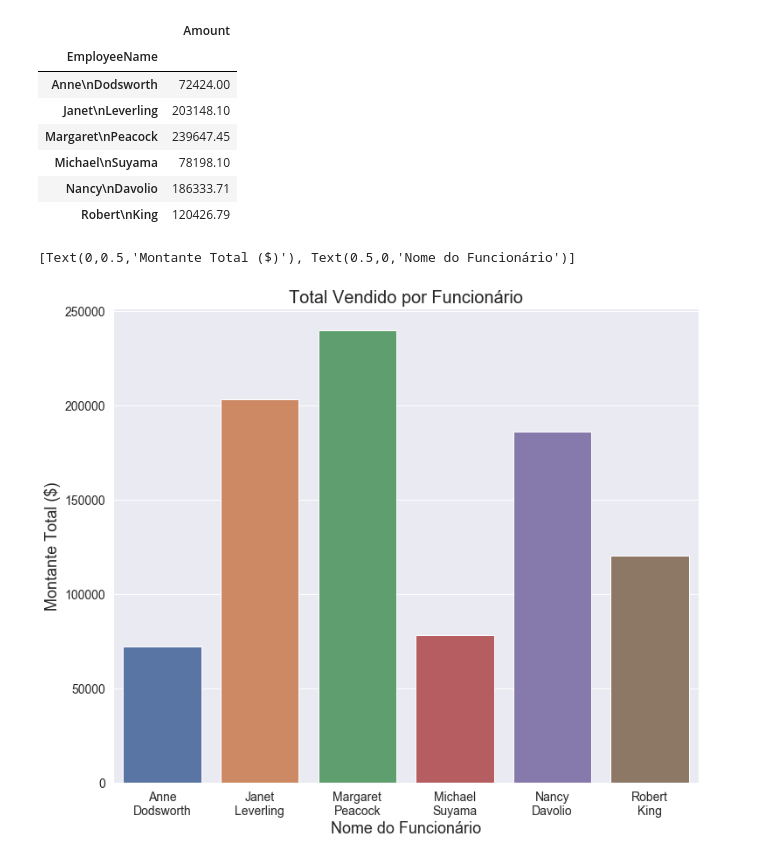
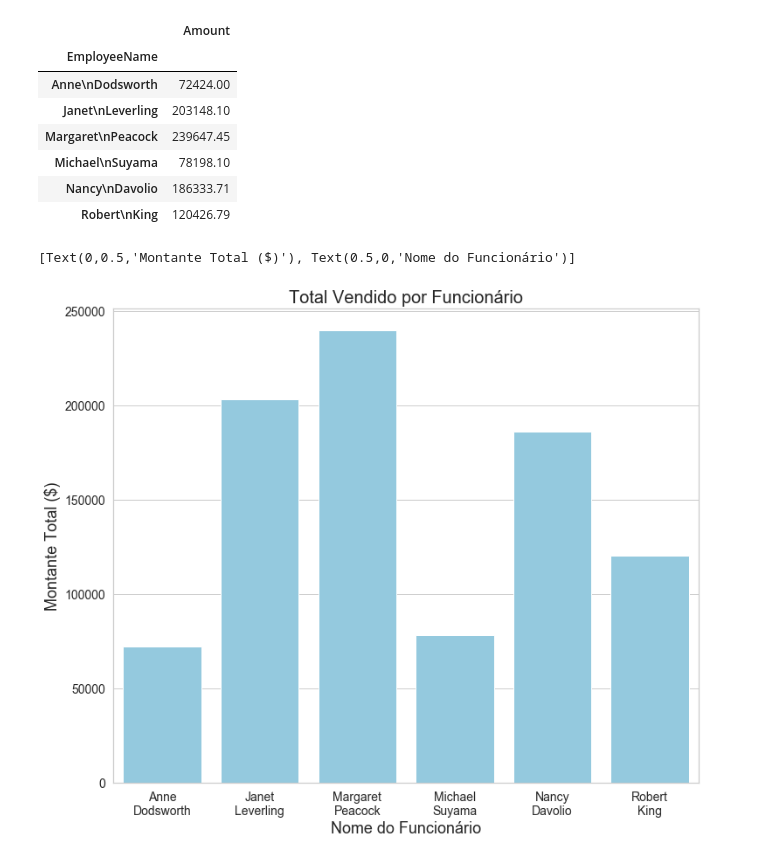
Before and after one commit to manoel-victor1602/Exemplos-de-Uso-Seaborn, a Jupyter notebook: EmployeesOrders.ipynb, the cells around one changed output. Saved outputs shown, nothing was run; the diff lists cells and outputs as text; code cells hidden in the pictures.

```diff
--- a/EmployeesOrders.ipynb
+++ b/EmployeesOrders.ipynb
@@ -23,4 +23,6 @@ sns.set(rc={'figure.figsize':(12,10), 'axes.labelsize':18,
 df.EmployeeName = df.EmployeeName.str.replace(' ', '\n')
 # %%
 df = df[df.Amount < 8000]
+# %%
+sns.set_style('whitegrid')
 # %%
@@ -48,10 +50,10 @@ aux = pd.DataFrame({'EmployeeName':grouped.index,
                     'Amount':[grouped.Amount[i] for i in range(len(grouped.Amount))]})
 grouped = aux
 # %%
-ax = sns.barplot(x='EmployeeName', y='Amount', data=grouped)
+ax = sns.barplot(x='EmployeeName', y='Amount', data=grouped, color='skyblue')
 ax.axes.set_title('Total Vendido por Funcionário', fontsize=20)
 ax.set(xlabel='Nome do Funcionário', ylabel='Montante Total ($)')
 # %% [output]
 [Text(0,0.5,'Montante Total ($)'), Text(0.5,0,'Nome do Funcionário')]
-[figure, old version]
+[figure, new version]
 # %%
```
Also changed, not shown: parts of 2 cells of this notebook, 1 other file.
